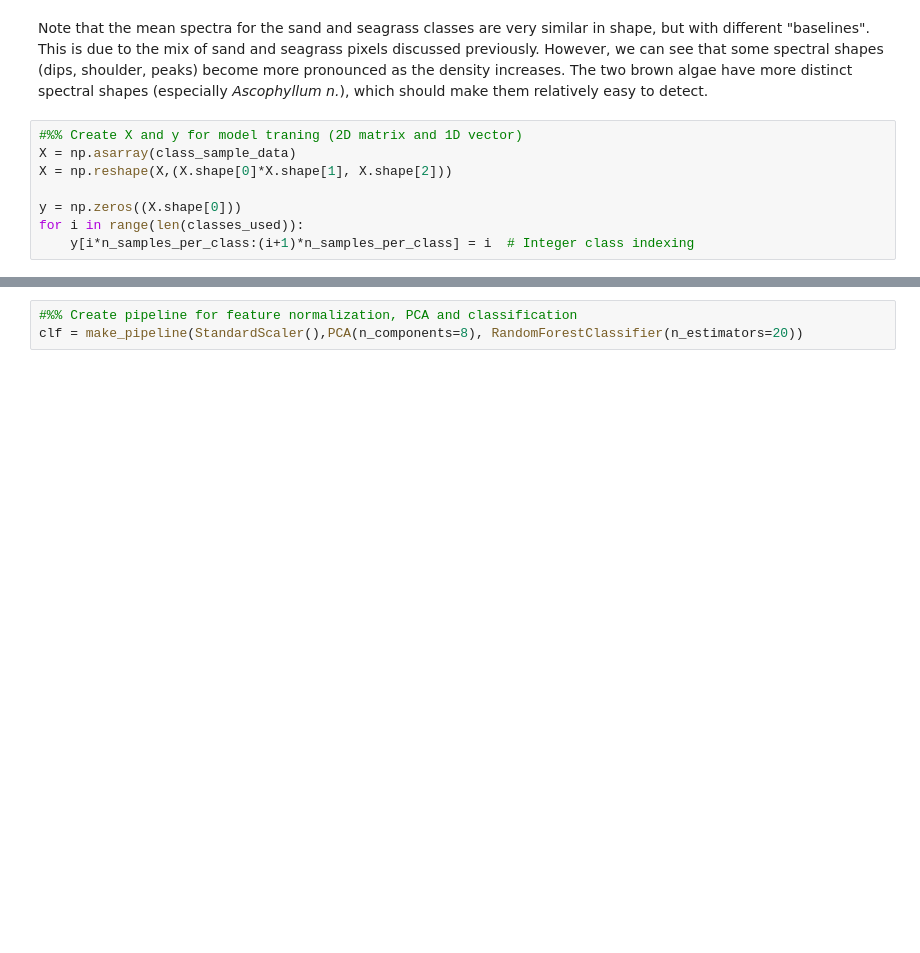
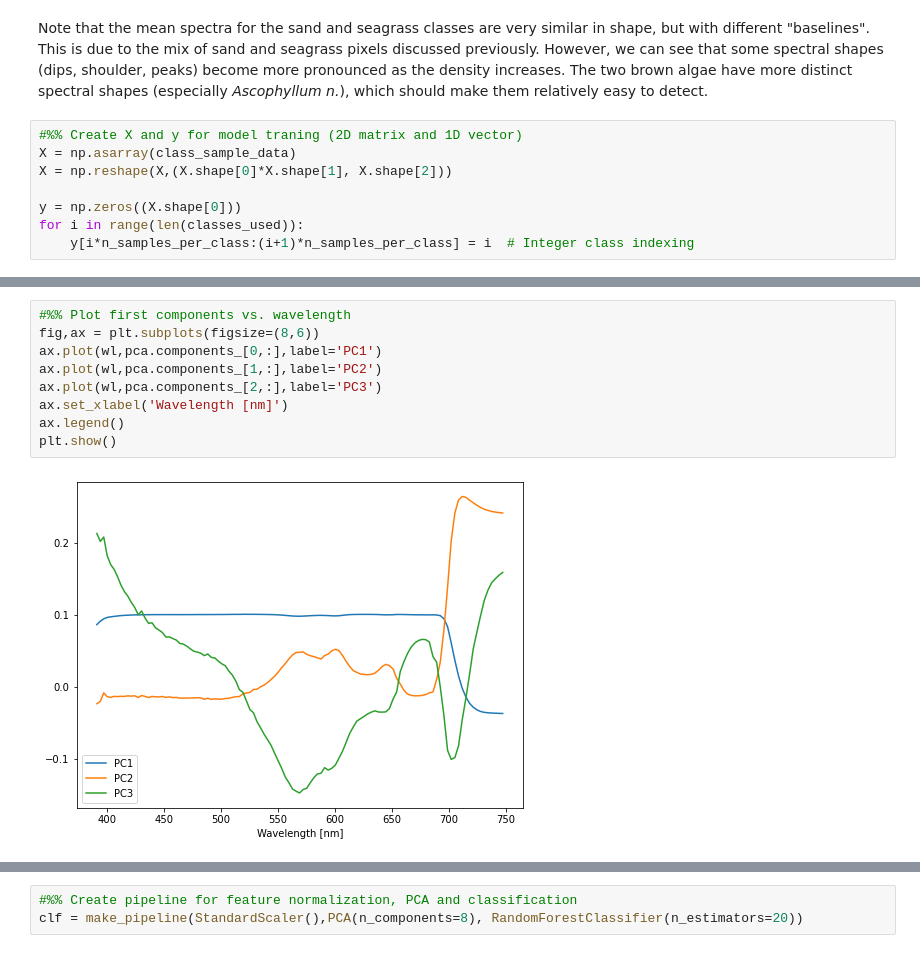
Before and after one commit to mh-skjelvareid/massimal, a Jupyter notebook: dataset_specific/20210418_Juvika/20210418_Juvika_TestClassification.ipynb, the cells around one changed output, grey strips where cells are left out. Drawn from its saved outputs; the diff is of its cells as text; blank space fills up the shorter version.

```diff
--- a/dataset_specific/20210418_Juvika/20210418_Juvika_TestClassification.ipynb
+++ b/dataset_specific/20210418_Juvika/20210418_Juvika_TestClassification.ipynb
@@ -181,0 +197,11 @@ for i in range(len(classes_used)):
+# %%
+#%% Plot first components vs. wavelength
+fig,ax = plt.subplots(figsize=(8,6))
+ax.plot(wl,pca.components_[0,:],label='PC1')
+ax.plot(wl,pca.components_[1,:],label='PC2')
+ax.plot(wl,pca.components_[2,:],label='PC3')
+ax.set_xlabel('Wavelength [nm]')
+ax.legend()
+plt.show()
+# %% [output]
+[figure, added]
```
Also changed, not shown: parts of 3 cells of this notebook.
